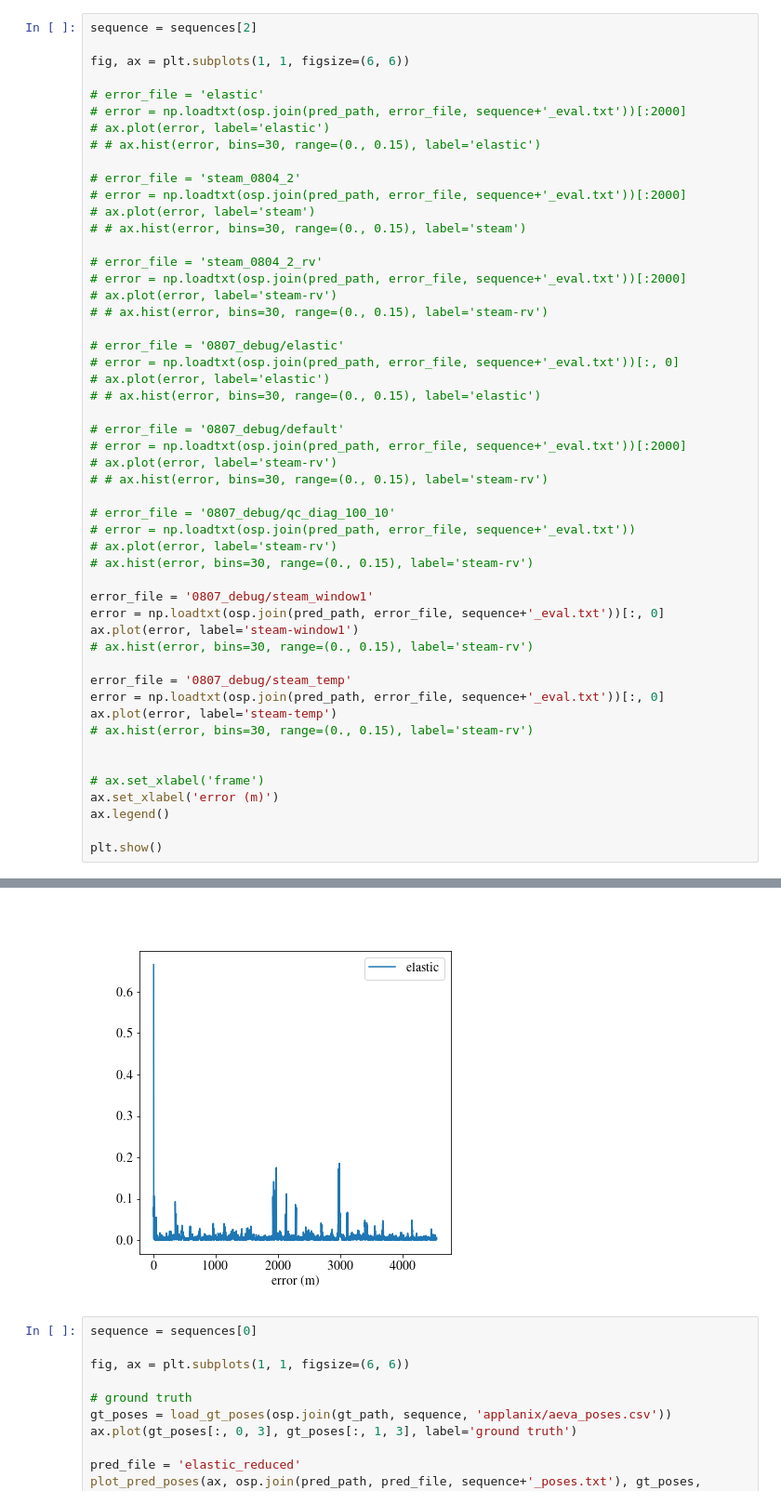
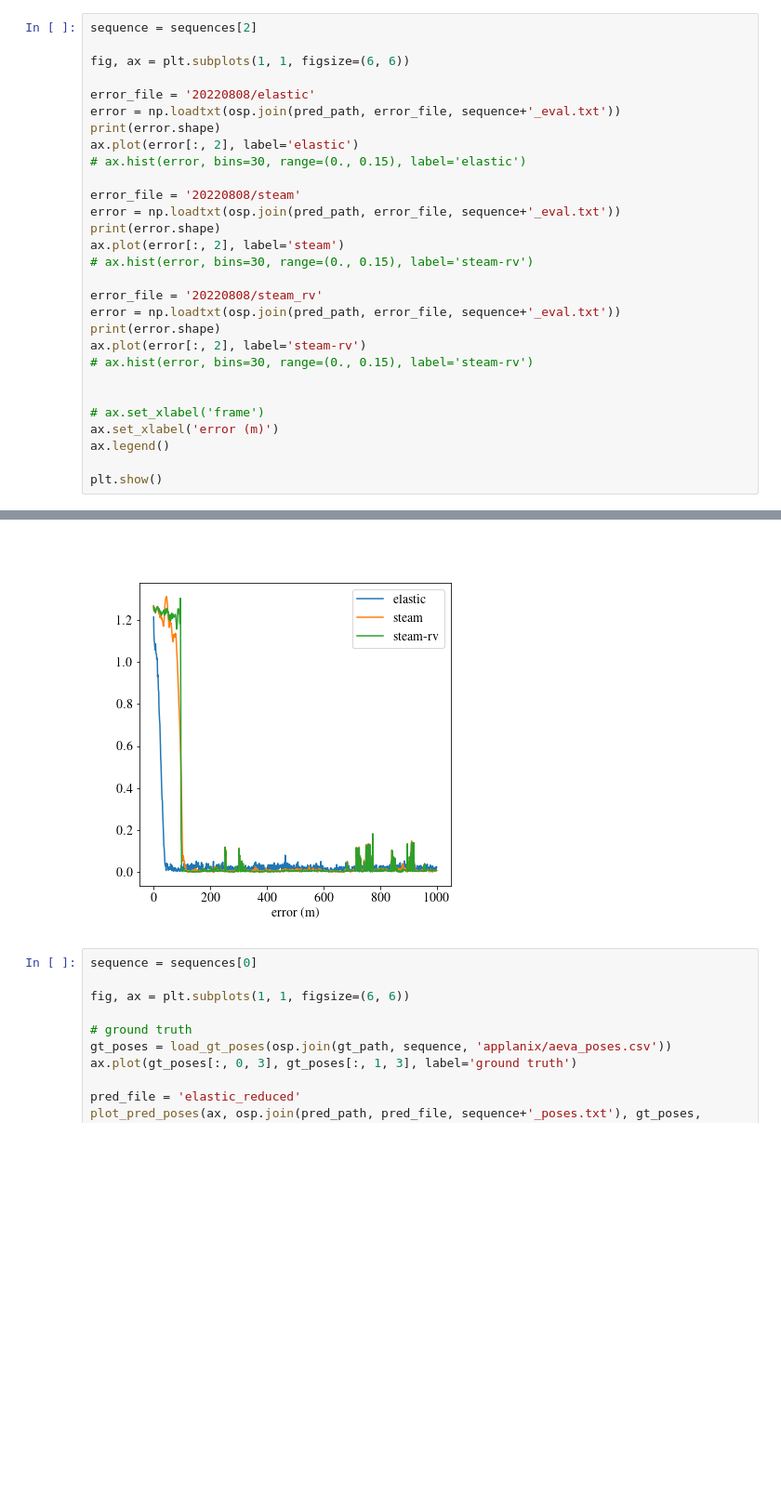
Before and after one commit to cheneyuwu/ct_icp, a Jupyter notebook: steam_icp/script/plot_aeva_poses.ipynb, the cells around one changed output, grey strips where cells are left out. Shown at 93% size. Cells and saved outputs as stored; diff of their text form; blank space fills up the shorter version.

```diff
--- a/steam_icp/script/plot_aeva_poses.ipynb
+++ b/steam_icp/script/plot_aeva_poses.ipynb
@@ -90,44 +84,22 @@ sequence = sequences[2]
 
 fig, ax = plt.subplots(1, 1, figsize=(6, 6))
 
-# error_file = 'elastic'
-# error = np.loadtxt(osp.join(pred_path, error_file, sequence+'_eval.txt'))[:2000]
-# ax.plot(error, label='elastic')
-# # ax.hist(error, bins=30, range=(0., 0.15), label='elastic')
+error_file = '20220808/elastic'
+error = np.loadtxt(osp.join(pred_path, error_file, sequence+'_eval.txt'))
+print(error.shape)
+ax.plot(error[:, 2], label='elastic')
+# ax.hist(error, bins=30, range=(0., 0.15), label='elastic')
 
-# error_file = 'steam_0804_2'
-# error = np.loadtxt(osp.join(pred_path, error_file, sequence+'_eval.txt'))[:2000]
-# ax.plot(error, label='steam')
-# # ax.hist(error, bins=30, range=(0., 0.15), label='steam')
-
-# error_file = 'steam_0804_2_rv'
-# error = np.loadtxt(osp.join(pred_path, error_file, sequence+'_eval.txt'))[:2000]
-# ax.plot(error, label='steam-rv')
-# # ax.hist(error, bins=30, range=(0., 0.15), label='steam-rv')
-
-# error_file = '0807_debug/elastic'
-# error = np.loadtxt(osp.join(pred_path, error_file, sequence+'_eval.txt'))[:, 0]
-# ax.plot(error, label='elastic')
-# # ax.hist(error, bins=30, range=(0., 0.15), label='elastic')
-
-# error_file = '0807_debug/default'
-# error = np.loadtxt(osp.join(pred_path, error_file, sequence+'_eval.txt'))[:2000]
-# ax.plot(error, label='steam-rv')
-# # ax.hist(error, bins=30, range=(0., 0.15), label='steam-rv')
-
-# error_file = '0807_debug/qc_diag_100_10'
-# error = np.loadtxt(osp.join(pred_path, error_file, sequence+'_eval.txt'))
-# ax.plot(error, label='steam-rv')
+error_file = '20220808/steam'
+error = np.loadtxt(osp.join(pred_path, error_file, sequence+'_eval.txt'))
+print(error.shape)
+ax.plot(error[:, 2], label='steam')
 # ax.hist(error, bins=30, range=(0., 0.15), label='steam-rv')
 
-error_file = '0807_debug/steam_window1'
-error = np.loadtxt(osp.join(pred_path, error_file, sequence+'_eval.txt'))[:, 0]
-ax.plot(error, label='steam-window1')
-# ax.hist(error, bins=30, range=(0., 0.15), label='steam-rv')
-
-error_file = '0807_debug/steam_temp'
-error = np.loadtxt(osp.join(pred_path, error_file, sequence+'_eval.txt'))[:, 0]
-ax.plot(error, label='steam-temp')
+error_file = '20220808/steam_rv'
+error = np.loadtxt(osp.join(pred_path, error_file, sequence+'_eval.txt'))
+print(error.shape)
+ax.plot(error[:, 2], label='steam-rv')
 # ax.hist(error, bins=30, range=(0., 0.15), label='steam-rv')
 
 
@@ -140,4 +115,4 @@ plt.show()
-[figure, old version]
+[figure, new version]
 # %%
 sequence = sequences[0]
 
```
Also changed, not shown: parts of 5 cells of this notebook, 7 other files.
